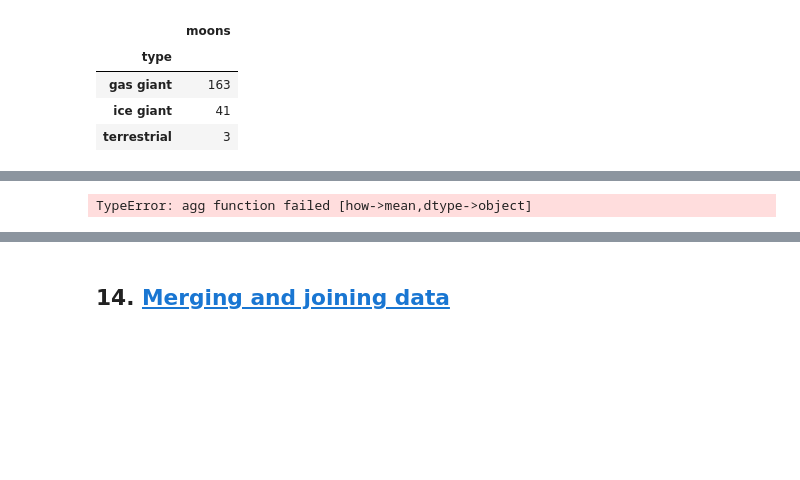
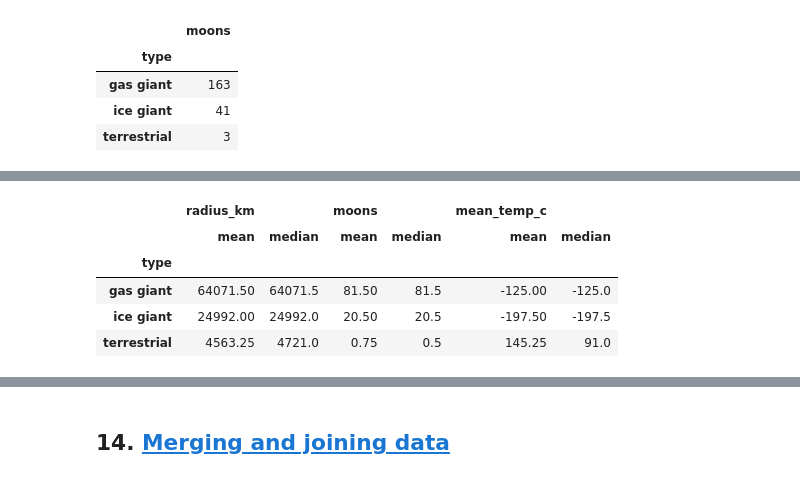
Before and after one commit to ghodkevrushabh/Python_practice, a Jupyter notebook: Module 4/Module_4.ipynb, the cells around one changed output, grey strips where cells are left out. Cells and saved outputs as stored; diff of their text form; code cells hidden in the pictures; blank space fills up the shorter version.

```diff
--- a/Module 4/Module_4.ipynb
+++ b/Module 4/Module_4.ipynb
@@ -1042,8 +1250,14 @@ TypeError: agg function failed [how->mean,dtype->object]
 # %%
 # Group by type, then use the agg() function to get the mean and median
 # of the values in the numeric columns for each group.
+planets.groupby('type')[['radius_km', 'moons', 'mean_temp_c']].agg(['mean', 'median'])
 # %% [output]
-TypeError: agg function failed [how->mean,dtype->object]
+|  | radius_km |  | moons |  | mean_temp_c |  |
+|  | mean | median | mean | median | mean | median |
+| type |  |  |  |  |  |  |
+| gas giant | 64071.50 | 64071.5 | 81.50 | 81.5 | -125.00 | -125.0 |
+| ice giant | 24992.00 | 24992.0 | 20.50 | 20.5 | -197.50 | -197.5 |
+| terrestrial | 4563.25 | 4721.0 | 0.75 | 0.5 | 145.25 | 91.0 |
 # %%
 # Group by type and magnetic_field, then use the agg() function to get the
 # mean and max of the values in the numeric columns for each group.
```
Also changed, not shown: parts of 42 cells of this notebook.
